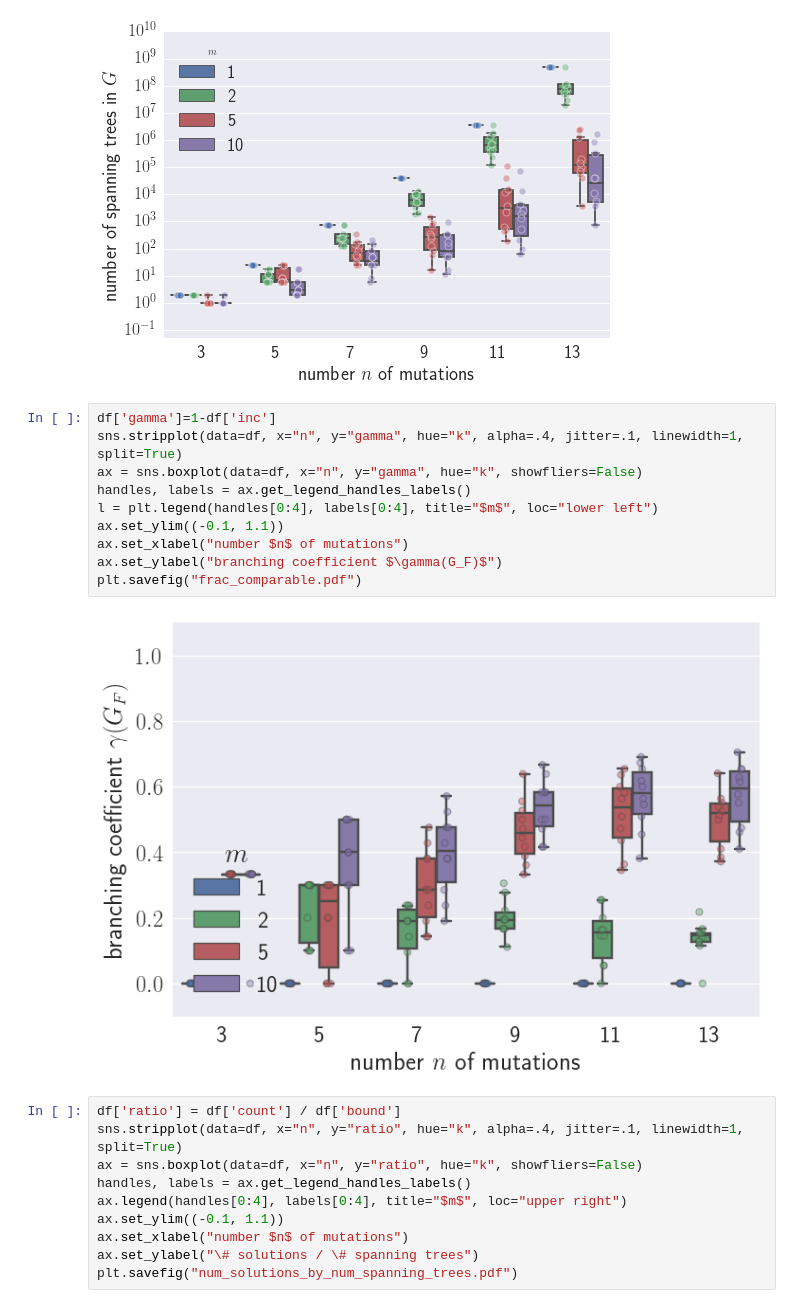
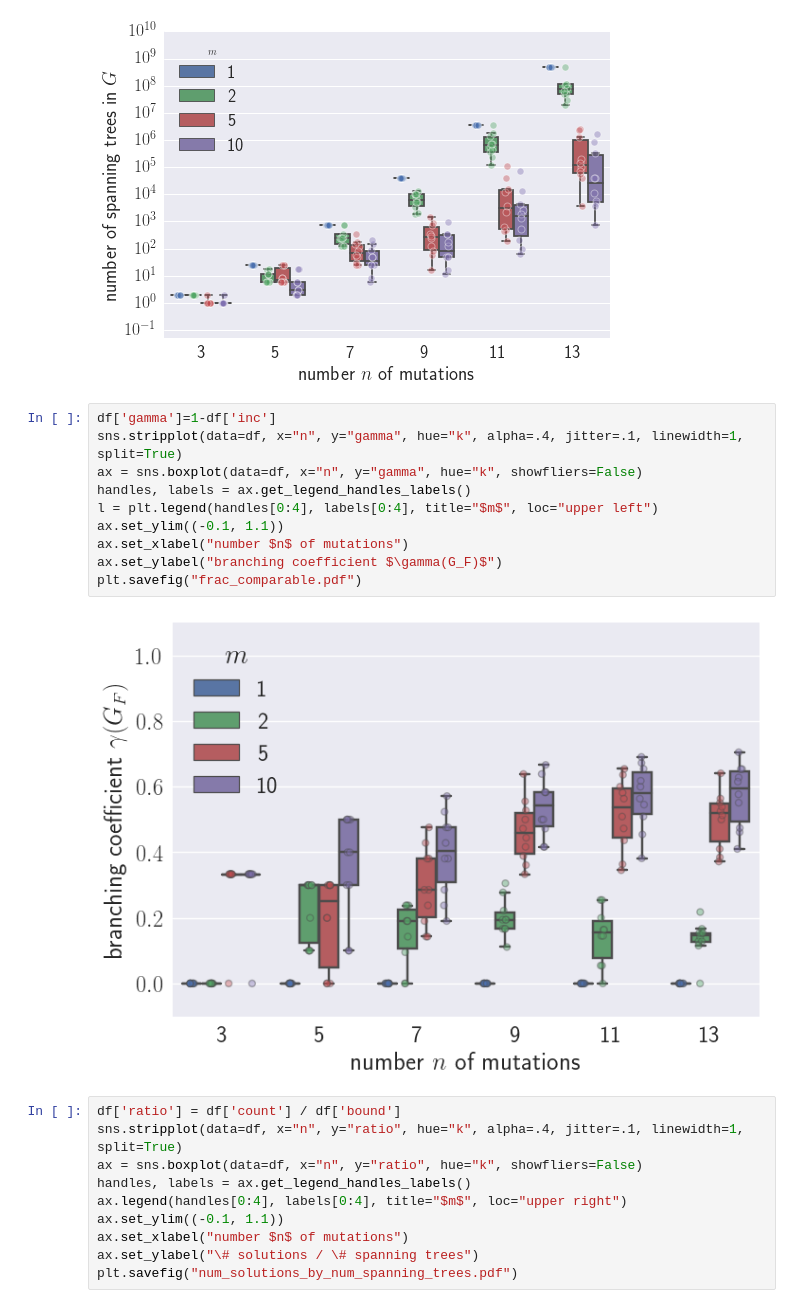
Before and after one commit to elkebir-group/PPM-NonUniq, a Jupyter notebook: analysis.ipynb, the cells around one changed output. Drawn from its saved outputs; the diff is of its cells as text.

```diff
--- a/analysis.ipynb
+++ b/analysis.ipynb
@@ -426,15 +427,15 @@ plt.savefig("spanning_trees.pdf")
 # %%
 df['gamma']=1-df['inc']
 sns.stripplot(data=df, x="n", y="gamma", hue="k", alpha=.4, jitter=.1, linewidth=1, split=True)
 ax = sns.boxplot(data=df, x="n", y="gamma", hue="k", showfliers=False)
 handles, labels = ax.get_legend_handles_labels()
-l = plt.legend(handles[0:4], labels[0:4], title="$m$", loc="lower left")
+l = plt.legend(handles[0:4], labels[0:4], title="$m$", loc="upper left")
 ax.set_ylim((-0.1, 1.1))
 ax.set_xlabel("number $n$ of mutations")
 ax.set_ylabel("branching coefficient $\gamma(G_F)$")
 plt.savefig("frac_comparable.pdf")
 # %% [output]
-[figure, old version]
+[figure, new version]
 # %%
 df['ratio'] = df['count'] / df['bound']
 sns.stripplot(data=df, x="n", y="ratio", hue="k", alpha=.4, jitter=.1, linewidth=1, split=True)
```
Also changed, not shown: parts of 7 cells of this notebook.
